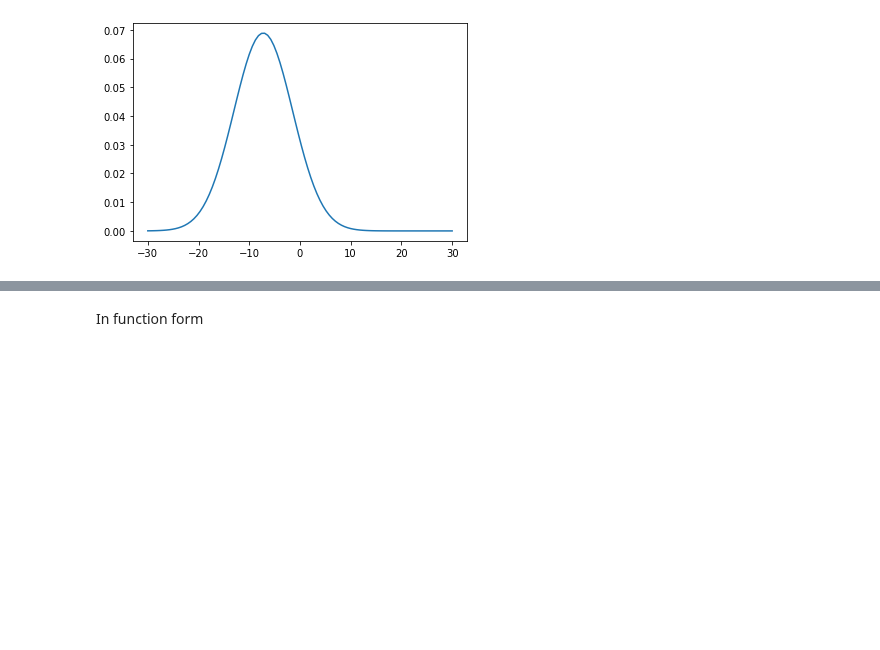
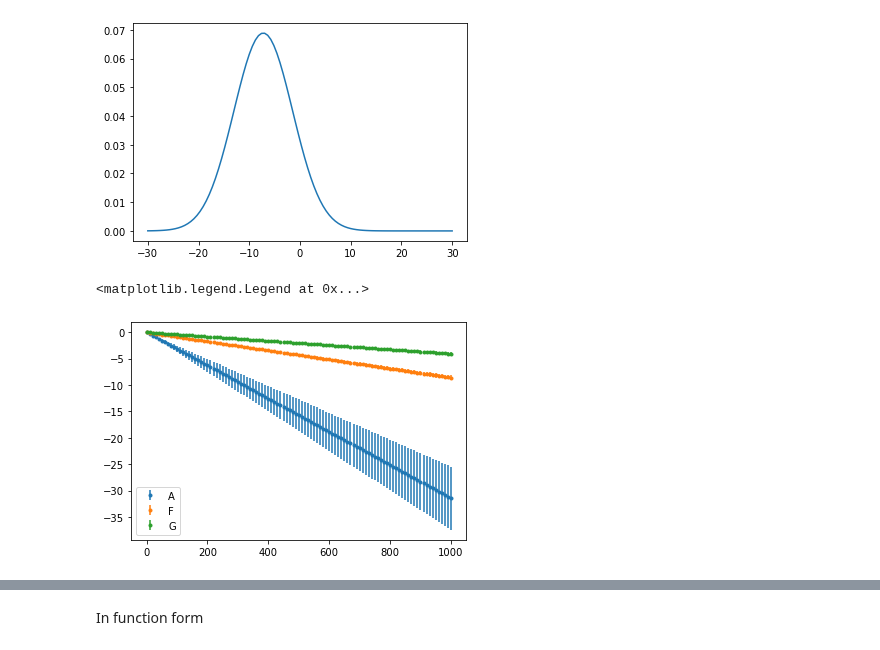
Before and after one commit to Alisyaifudin/Thesis-Project, a Jupyter notebook: 4. Gravity/4.2. Uncertainty.ipynb, the cells around one changed output, grey strips where cells are left out. Cells and saved outputs as stored; diff of their text form; code cells hidden in the pictures; blank space fills up the shorter version.

```diff
--- a/4. Gravity/4.2. Uncertainty.ipynb
+++ b/4. Gravity/4.2. Uncertainty.ipynb
@@ -80,14 +80,14 @@ $\left(\sigma^2_{\text{ln }\nu_i}\right)^\text{mod, sys}$ is estimated from the
 Check the detail in [Schutz, K., Lin, T., Safdi, B. R., & Wu, C. L. (2018). Constraining a Thin Dark Matter Disk with G a i a. Physical review letters, 121(8), 081101](https://journals.aps.org/prl/abstract/10.1103/PhysRevLett.121.081101) Appendix D
 # %%
 root_data_dir = abspath(join(pardir, "Data"))
-data_dir = join(root_data_dir, "Spectral-Class-Velocity")
-data_dir
+data_velocity_dist_dir = join(root_data_dir, "Spectral-Class-Velocity")
+data_velocity_dist_dir
 # %% [output]
 '/home2/s20321005/Thesis-Project/Data/Spectral-Class-Velocity'
 # %%
-a_type = vaex.open(join(data_dir, "A-type.hdf5"))
-f_type = vaex.open(join(data_dir, "F-type.hdf5"))
-g_type = vaex.open(join(data_dir, "G-type.hdf5"))
+a_type = vaex.open(join(data_velocity_dist_dir, "A-type.hdf5"))
+f_type = vaex.open(join(data_velocity_dist_dir, "F-type.hdf5"))
+g_type = vaex.open(join(data_velocity_dist_dir, "G-type.hdf5"))
 g_type
 # %% [output]
 | # | w | e_w | spectraltype_esphs |
@@ -204,3 +220,23 @@ plt.plot(ws, fdist_pdf(ws, sigma_v, w0))
 # %% [output]
 [<matplotlib.lines.Line2D at 0x...>]
 [figure]
+# %%
+# for a given set of sigma_v and w0, compute the nu for each sample
+phis = np.linspace(0, 1000, 1001)
+logNus = dict(A=[], F=[], G=[])
+for t, c in [(a_bootstrap_type, "A"), (f_bootstrap_type, "F"), (g_bootstrap_type, "G")]:
+  for i, sigma in enumerate(t.sigma_v.to_numpy()):
+    nus = nu(phis, sigma)
+    logNu = np.log(nus)
+    logNus[c].append(logNu)
+  logNus[c] = np.array(logNus[c])
+# %%
+logNus_mean = {c: logNus[c].mean(axis=0) for c in ["A", "F", "G"]}
+logNus_std = {c: logNus[c].std(axis=0) for c in ["A", "F", "G"]}
+# %%
+for c in ["A", "F", "G"]:
+  plt.errorbar(phis[::10], logNus_mean[c][::10], yerr=logNus_std[c][::10], fmt='.' ,label=c)
+plt.legend()
+# %% [output]
+<matplotlib.legend.Legend at 0x...>
+[figure, added]
```
Also changed, not shown: parts of 50 cells of this notebook, 2 other files.
